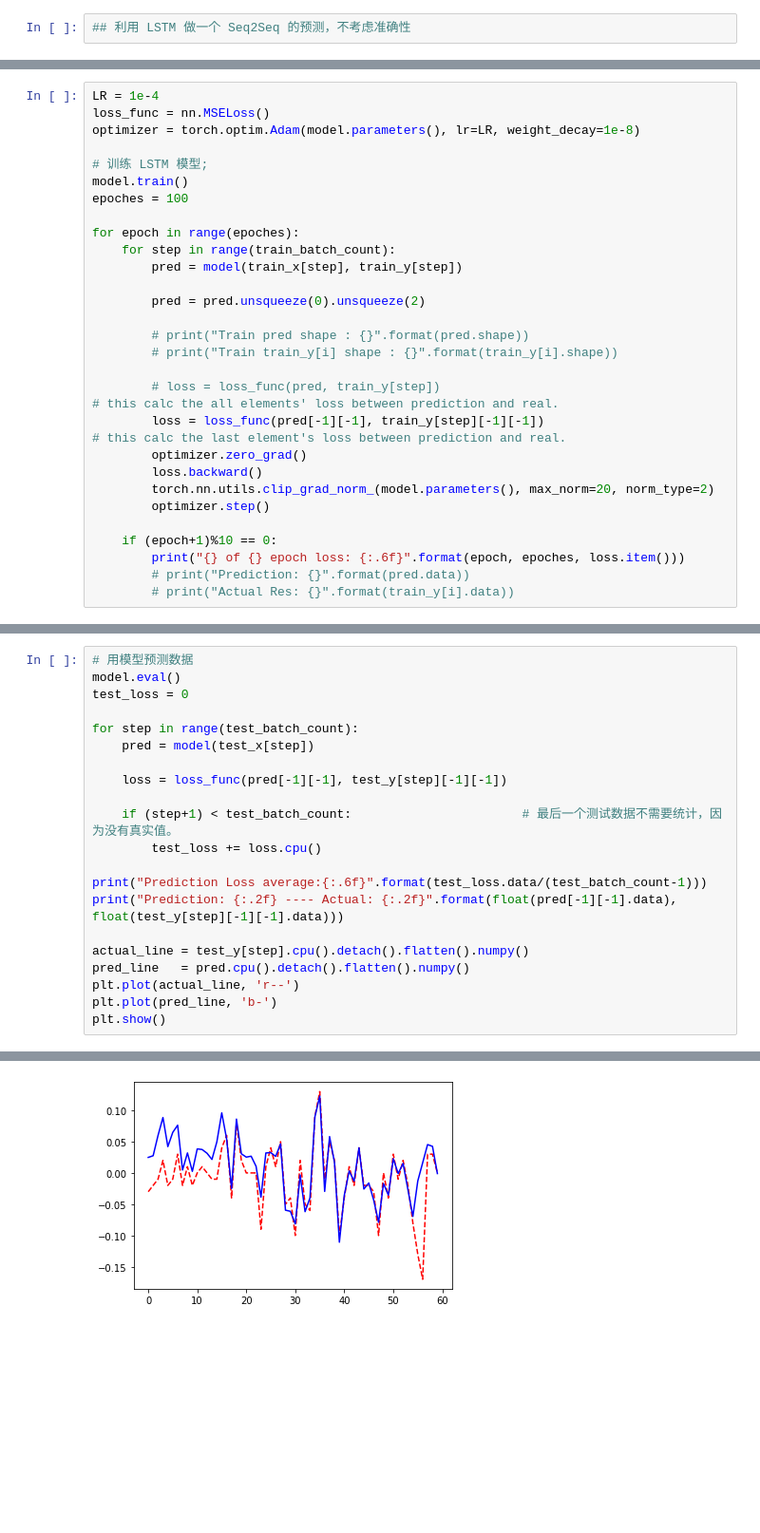
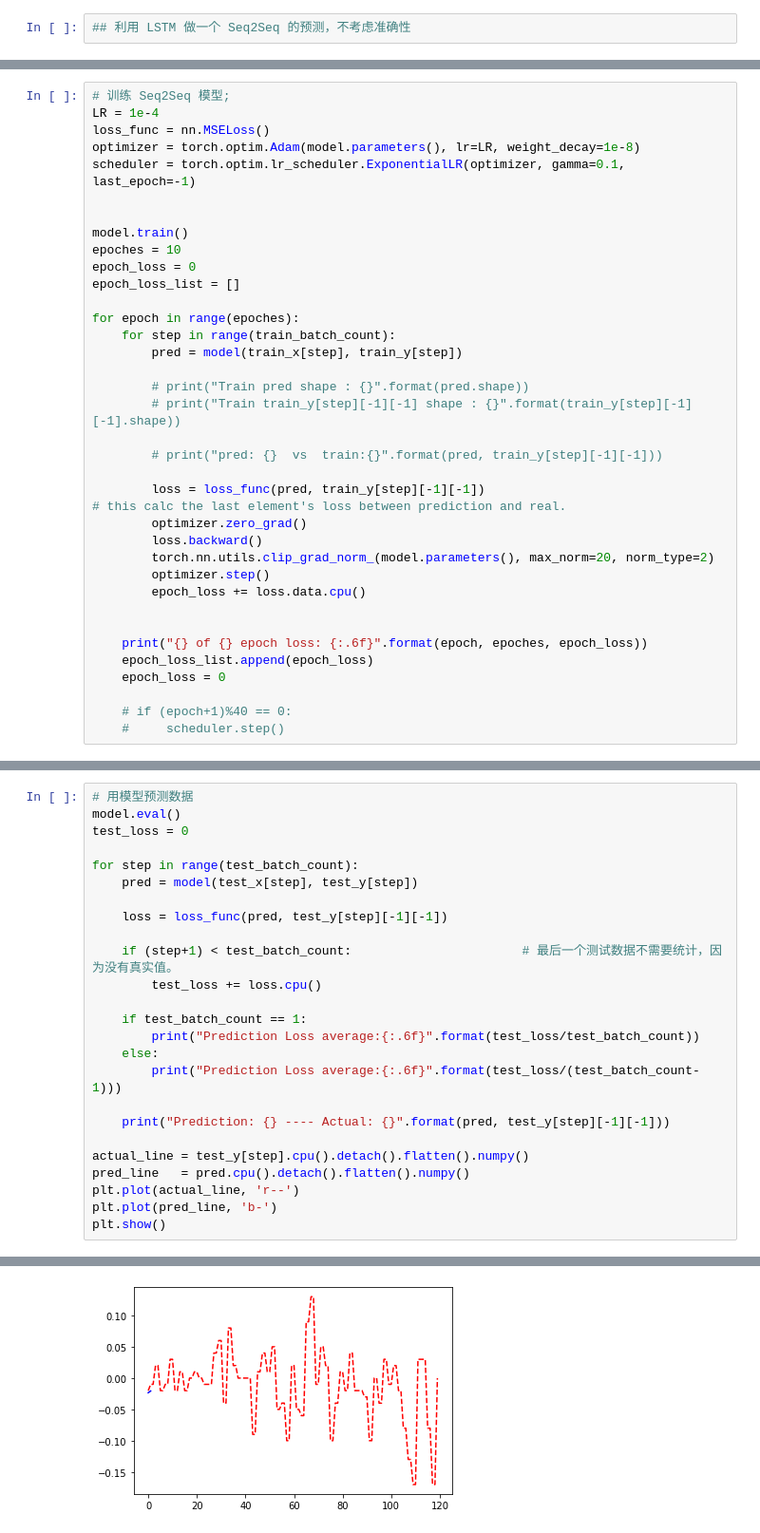
Before and after one commit to matrixleon18/SHUFE, a Jupyter notebook: jupyterlab/Model_Seq2Seq.ipynb, the cells around one changed output, grey strips where cells are left out. Shown at 95% size. Saved outputs shown, nothing was run; the diff lists cells and outputs as text; blank space fills up the shorter version.

```diff
--- a/jupyterlab/Model_Seq2Seq.ipynb
+++ b/jupyterlab/Model_Seq2Seq.ipynb
@@ -238,29 +251,36 @@ model = Seq2Seq(encoder, decoder).double().to(device)
 # %%
+# 训练 Seq2Seq 模型;
 LR = 1e-4
 loss_func = nn.MSELoss()
 optimizer = torch.optim.Adam(model.parameters(), lr=LR, weight_decay=1e-8)
+scheduler = torch.optim.lr_scheduler.ExponentialLR(optimizer, gamma=0.1, last_epoch=-1)
 
-# 训练 LSTM 模型;
+
 model.train()
-epoches = 100
+epoches = 10
+epoch_loss = 0
+epoch_loss_list = []
 
 for epoch in range(epoches):
     for step in range(train_batch_count):
         pred = model(train_x[step], train_y[step])
 
-        pred = pred.unsqueeze(0).unsqueeze(2)
+        # print("Train pred shape : {}".format(pred.shape))
+        # print("Train train_y[step][-1][-1] shape : {}".format(train_y[step][-1][-1].shape))
 
-        # print("Train pred shape : {}".format(pred.shape))
-        # print("Train train_y[i] shape : {}".format(train_y[i].shape))
+        # print("pred: {}  vs  train:{}".format(pred, train_y[step][-1][-1]))
 
-        # loss = loss_func(pred, train_y[step])                                        # this calc the all elements' loss between prediction and real.
-        loss = loss_func(pred[-1][-1], train_y[step][-1][-1])                          # this calc the last element's loss between prediction and real.
+        loss = loss_func(pred, train_y[step][-1][-1])                                  # this calc the last element's loss between prediction and real.
         optimizer.zero_grad()
         loss.backward()
         torch.nn.utils.clip_grad_norm_(model.parameters(), max_norm=20, norm_type=2)
         optimizer.step()
+        epoch_loss += loss.data.cpu()
 
-    if (epoch+1)%10 == 0:
-        print("{} of {} epoch loss: {:.6f}".format(epoch, epoches, loss.item()))
-        # print("Prediction: {}".format(pred.data))
-        # print("Actual Res: {}".format(train_y[i].data))
+
+    print("{} of {} epoch loss: {:.6f}".format(epoch, epoches, epoch_loss))
+    epoch_loss_list.append(epoch_loss)
+    epoch_loss = 0
+
+    # if (epoch+1)%40 == 0:
+    #     scheduler.step()
@@ -270,15 +301,19 @@ model.eval()
 test_loss = 0
 
 for step in range(test_batch_count):
-    pred = model(test_x[step])
+    pred = model(test_x[step], test_y[step])
 
-    loss = loss_func(pred[-1][-1], test_y[step][-1][-1])
+    loss = loss_func(pred, test_y[step][-1][-1])
 
     if (step+1) < test_batch_count:                       # 最后一个测试数据不需要统计，因为没有真实值。
         test_loss += loss.cpu()
 
-print("Prediction Loss average:{:.6f}".format(test_loss.data/(test_batch_count-1)))
-print("Prediction: {:.2f} ---- Actual: {:.2f}".format(float(pred[-1][-1].data), float(test_y[step][-1][-1].data)))
+    if test_batch_count == 1:
+        print("Prediction Loss average:{:.6f}".format(test_loss/test_batch_count))
+    else:
+        print("Prediction Loss average:{:.6f}".format(test_loss/(test_batch_count-1)))
+
+    print("Prediction: {} ---- Actual: {}".format(pred, test_y[step][-1][-1]))
 
 actual_line = test_y[step].cpu().detach().flatten().numpy()
 pred_line   = pred.cpu().detach().flatten().numpy()
@@ -291 +329 @@ Prediction: -0.00 ---- Actual: 0.00
-[figure, old version]
+[figure, new version]
```
Also changed, not shown: parts of 8 cells of this notebook.
